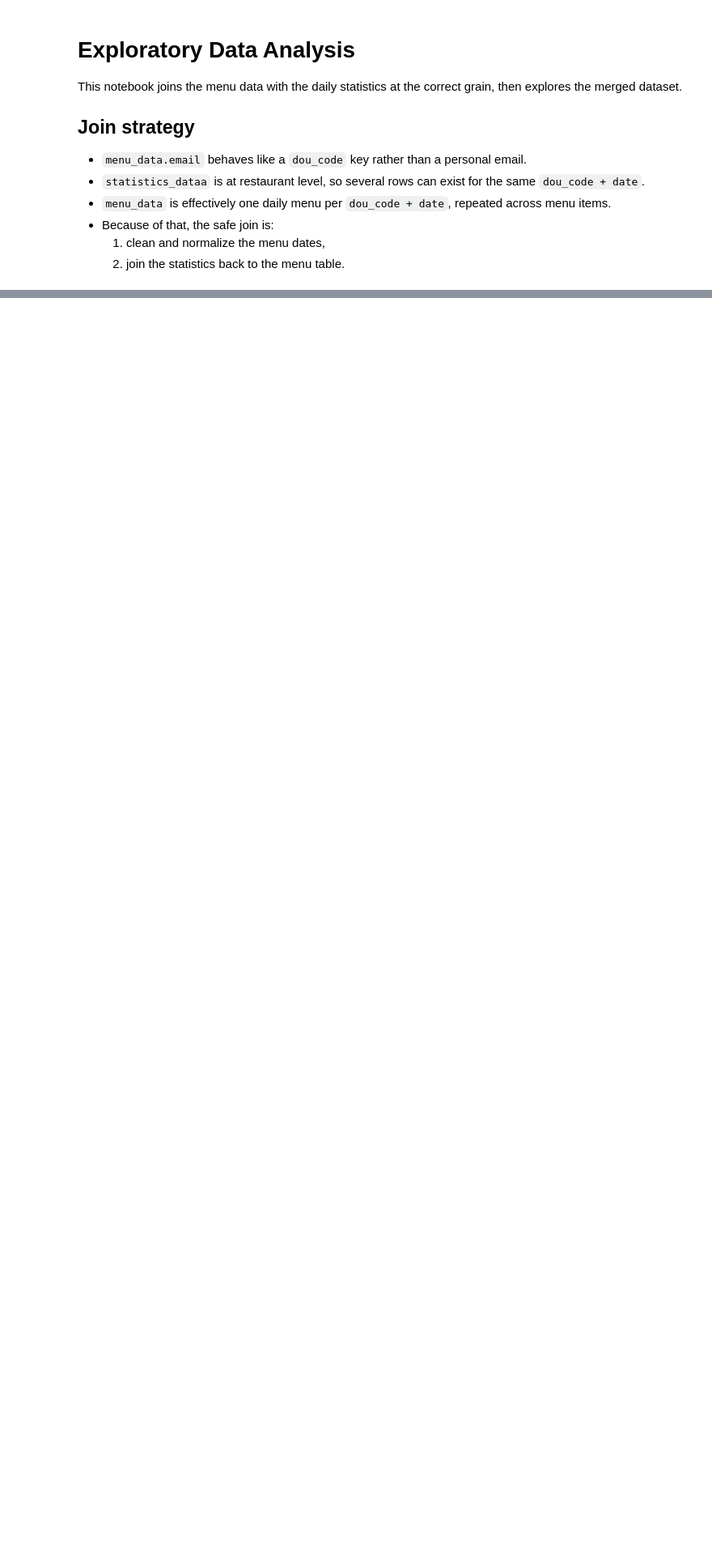
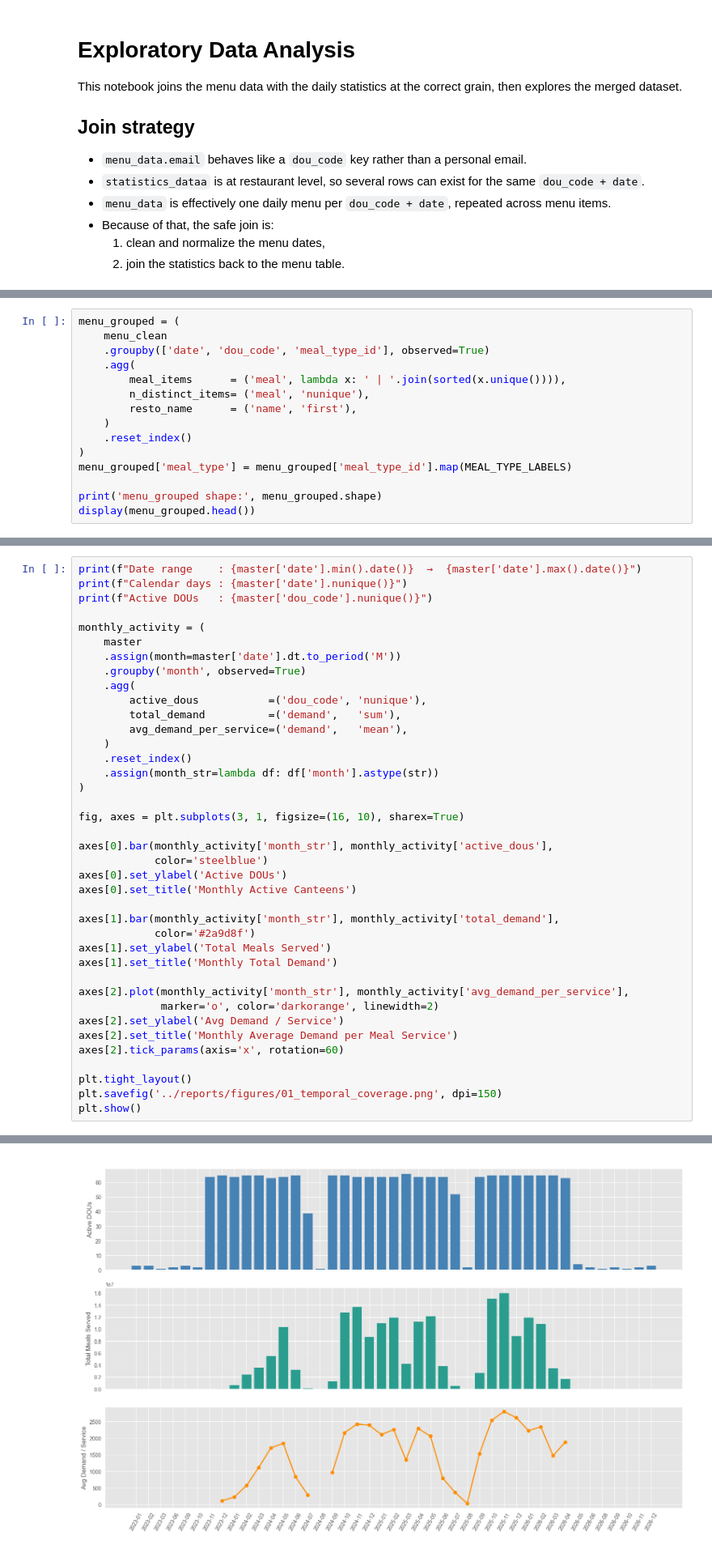
Before and after one commit to aziziabdallahesmail-ensia/IntelliCanteen-, a Jupyter notebook: intellicanteen/notebooks/EDA.ipynb, the cells around one changed output, grey strips where cells are left out. Shown at 81% size. Cells and saved outputs as stored; diff of their text form; blank space fills up the shorter version.

```diff
--- a/intellicanteen/notebooks/EDA.ipynb
+++ b/intellicanteen/notebooks/EDA.ipynb
@@ -200,0 +110,15 @@ joined_df.to_excel('../data/interim/joined_canteen_data.xlsx', index=False)
+# %%
+menu_grouped = (
+    menu_clean
+    .groupby(['date', 'dou_code', 'meal_type_id'], observed=True)
+    .agg(
+        meal_items      = ('meal', lambda x: ' | '.join(sorted(x.unique()))),
+        n_distinct_items= ('meal', 'nunique'),
+        resto_name      = ('name', 'first'),
+    )
+    .reset_index()
+)
+menu_grouped['meal_type'] = menu_grouped['meal_type_id'].map(MEAL_TYPE_LABELS)
+
+print('menu_grouped shape:', menu_grouped.shape)
+display(menu_grouped.head())
@@ -200,0 +237,40 @@ joined_df.to_excel('../data/interim/joined_canteen_data.xlsx', index=False)
+# %%
+print(f"Date range    : {master['date'].min().date()}  →  {master['date'].max().date()}")
+print(f"Calendar days : {master['date'].nunique()}")
+print(f"Active DOUs   : {master['dou_code'].nunique()}")
+
+monthly_activity = (
+    master
+    .assign(month=master['date'].dt.to_period('M'))
+    .groupby('month', observed=True)
+    .agg(
+        active_dous           =('dou_code', 'nunique'),
+        total_demand          =('demand',   'sum'),
+        avg_demand_per_service=('demand',   'mean'),
+    )
+    .reset_index()
+    .assign(month_str=lambda df: df['month'].astype(str))
+)
+
+fig, axes = plt.subplots(3, 1, figsize=(16, 10), sharex=True)
+
+axes[0].bar(monthly_activity['month_str'], monthly_activity['active_dous'],
+            color='steelblue')
+axes[0].set_ylabel('Active DOUs')
+axes[0].set_title('Monthly Active Canteens')
+
+axes[1].bar(monthly_activity['month_str'], monthly_activity['total_demand'],
+            color='#2a9d8f')
+axes[1].set_ylabel('Total Meals Served')
+axes[1].set_title('Monthly Total Demand')
+
+axes[2].plot(monthly_activity['month_str'], monthly_activity['avg_demand_per_service'],
+             marker='o', color='darkorange', linewidth=2)
+axes[2].set_ylabel('Avg Demand / Service')
+axes[2].set_title('Monthly Average Demand per Meal Service')
+axes[2].tick_params(axis='x', rotation=60)
+
+plt.tight_layout()
+plt.savefig('../reports/figures/01_temporal_coverage.png', dpi=150)
+plt.show()
+# %% [output]
@@ -200,0 +280 @@ joined_df.to_excel('../data/interim/joined_canteen_data.xlsx', index=False)
+[figure, added]
```
Also changed, not shown: parts of 27 cells of this notebook, 11 other files.
